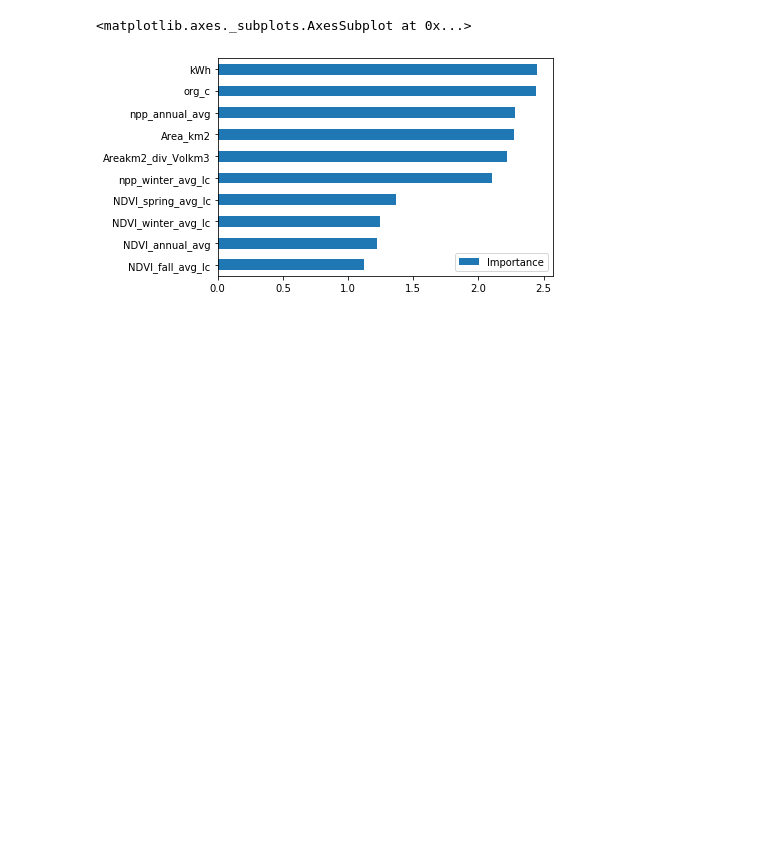
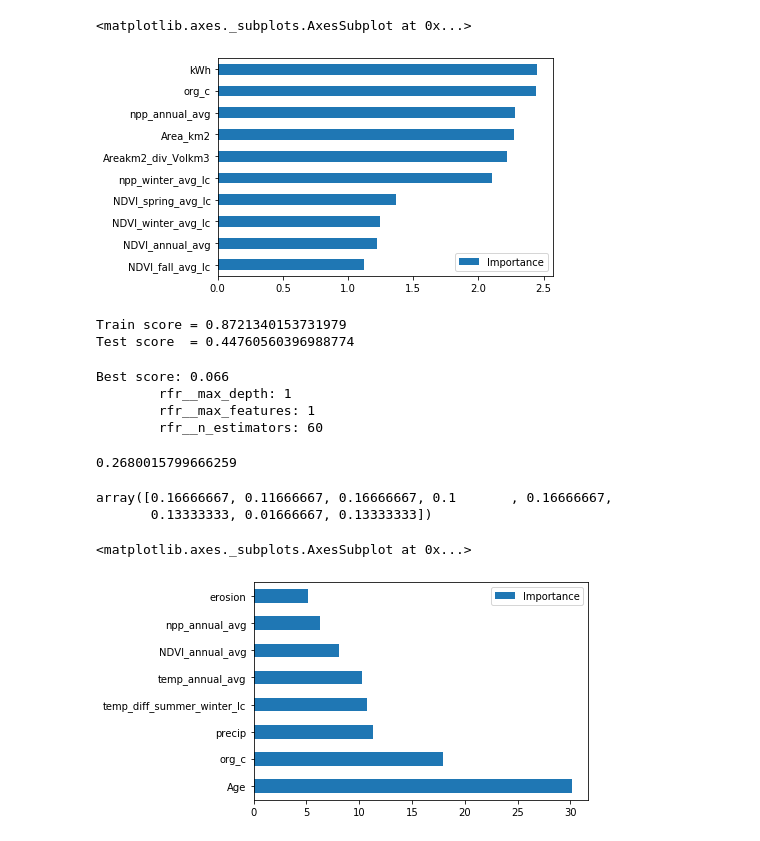
Before and after one commit to kkrlee/hydropower, a Jupyter notebook: yaniv/co2_emissions_randomForest.ipynb, the cells around one changed output. Saved outputs shown, nothing was run; the diff lists cells and outputs as text; code cells hidden in the pictures; blank space fills up the shorter version.

```diff
--- a/yaniv/co2_emissions_randomForest.ipynb
+++ b/yaniv/co2_emissions_randomForest.ipynb
@@ -5,14 +5,14 @@ import numpy as np
 import pandas as pd
 # %%
 #df = pd.read_csv('../elena/barros_2011_training.csv')
-df = pd.read_csv('../elena/data/training_final_latcorr.csv')
+df = pd.read_csv('../data/training_final_latcorr.csv')
 # %% [markdown]
 ## Clean / Reverse Engineer Features
 - Electricity generated (kWh)
 - Drop redundant columns
 - Drop non-lc columns
 # %%
-df['kWh'] = df['Area_km2'] / df['Area / Electricity']
+#df['kWh'] = df['Area_km2'] / df['Area / Electricity']
 df = df.drop(['Longitude', 'Latitude','CO2 (g/kWh)', 'CH4 (g/kWh)', 'Area / Electricity', 'Name', 'field_1',
               'temp_spring_avg', 'temp_summer_avg', 'temp_fall_avg', 'temp_winter_avg',
               'NDVI_spring_avg', 'NDVI_summer_avg', 'NDVI_fall_avg', 'NDVI_winter_avg',
@@ -167,0 +187,56 @@ pd.DataFrame(index=x_train.columns, data=randomForest.feature_importances_*100,
+# %%
+from sklearn.ensemble import RandomForestRegressor
+from sklearn.pipeline import Pipeline
+from sklearn.preprocessing import StandardScaler
+
+pipeline = Pipeline([
+    ('scaler', StandardScaler()),
+    ('rfr', RandomForestRegressor(random_state=42))
+])
+
+pipeline.fit(X_train, y_train)
+
+print("Train score =", pipeline.score(X_train, y_train))
+print("Test score  =", pipeline.score(X_test, y_test))
+# %% [output]
+Train score = 0.8721340153731979
+Test score  = 0.44760560396988774
+# %%
+from sklearn.model_selection import GridSearchCV, LeaveOneOut, LeavePOut, RepeatedKFold, train_test_split
+
+parameters = {
+    "rfr__n_estimators" : range(20, 100, 10),
+    "rfr__max_depth" : range(1,6),
+    "rfr__max_features" : range(1,6)
+}
+
+my_cv = RepeatedKFold(n_splits=2, n_repeats=10, random_state=42)
+
+grid_search = GridSearchCV(pipeline, parameters, cv=my_cv, n_jobs=-1, scoring='r2')
+
+grid_search.fit(X_train, y_train)
+
+print("Best score: %0.3f" % grid_search.best_score_)
+best_parameters = grid_search.best_estimator_.get_params()
+for param_name in sorted(parameters.keys()):
+    print("\t%s: %r" % (param_name, best_parameters[param_name]))
+
+grid_search.best_estimator_.score(X_test, y_test)
+# %% [output]
+Best score: 0.066
+        rfr__max_depth: 1
+        rfr__max_features: 1
+        rfr__n_estimators: 60
+0.2680015799666259
+# %%
+grid_search.best_estimator_.named_steps['rfr'].feature_importances_
+# %% [output]
+array([0.16666667, 0.11666667, 0.16666667, 0.1       , 0.16666667,
+       0.13333333, 0.01666667, 0.13333333])
+# %%
+pd.DataFrame(index=X_train.columns,
+             data=pipeline.named_steps['rfr'].feature_importances_*100,
+             columns=['Importance']).sort_values(by='Importance', ascending=False).plot(kind='barh')
+# %% [output]
+<matplotlib.axes._subplots.AxesSubplot at 0x...>
+[figure, added]
```
Also changed, not shown: parts of 8 cells of this notebook, 6 other files.
